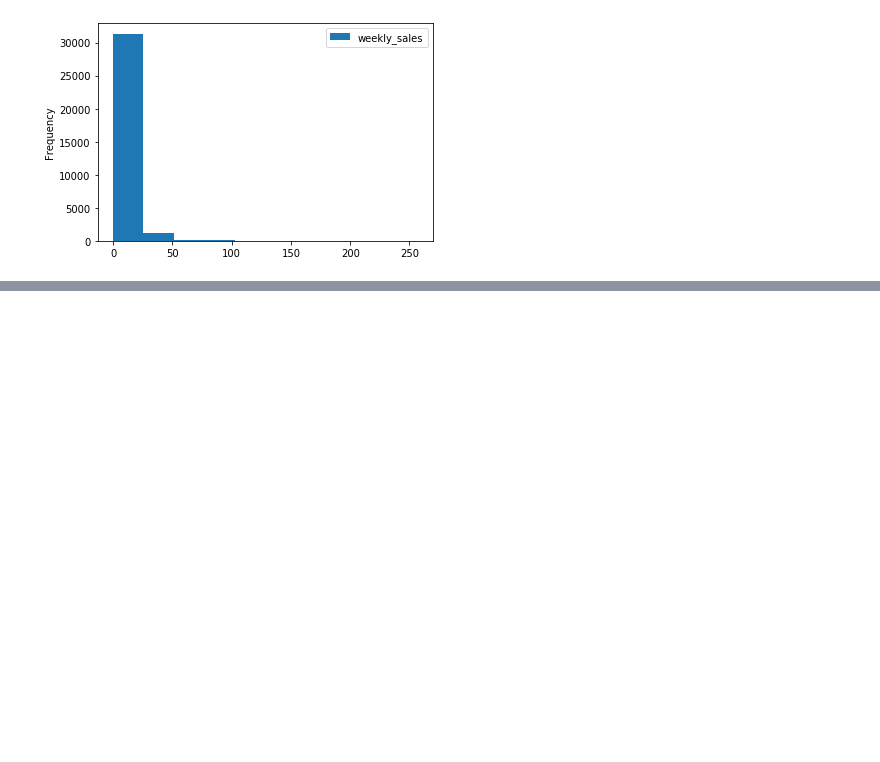
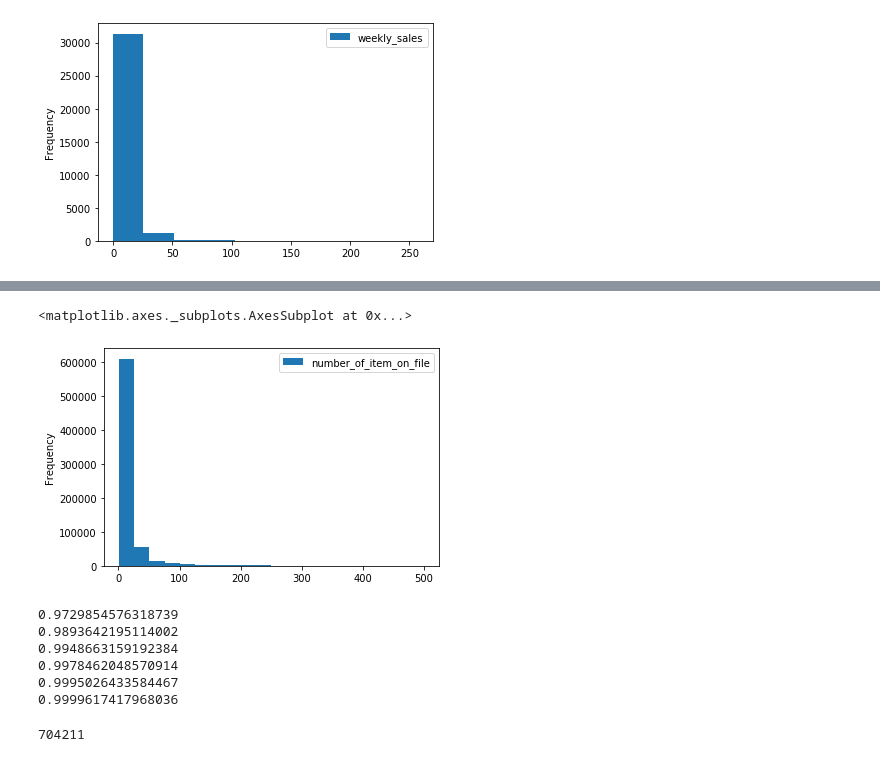
Before and after one commit to sivanand5693/Store-Items, a Jupyter notebook: EDA.ipynb, the cells around one changed output, grey strips where cells are left out. Cells and saved outputs as stored; diff of their text form; code cells hidden in the pictures; blank space fills up the shorter version.

```diff
--- a/EDA.ipynb
+++ b/EDA.ipynb
@@ -115,0 +204,25 @@ baking.plot(y='weekly_sales',kind='hist')
+# %%
+items_upd[items_upd['number_of_item_on_file']<500].plot(y='number_of_item_on_file',kind='hist',bins=20)
+# %% [output]
+<matplotlib.axes._subplots.AxesSubplot at 0x...>
+[figure, added]
+# %%
+print(items_upd[items_upd['number_of_item_on_file']<100].shape[0]/items_upd.shape[0])
+print(items_upd[items_upd['number_of_item_on_file']<200].shape[0]/items_upd.shape[0])
+print(items_upd[items_upd['number_of_item_on_file']<300].shape[0]/items_upd.shape[0])
+print(items_upd[items_upd['number_of_item_on_file']<500].shape[0]/items_upd.shape[0])
+print(items_upd[items_upd['number_of_item_on_file']<1000].shape[0]/items_upd.shape[0])
+print(items_upd[items_upd['number_of_item_on_file']<5000].shape[0]/items_upd.shape[0])
+# %% [output]
+0.9729854576318739
+0.9893642195114002
+0.9948663159192384
+0.9978462048570914
+0.9995026433584467
+0.9999617417968036
+# %%
+#without any context it is dangerous to remove, but 500 seems to be a conservative estimate
+items_upd = items_upd[items_upd['number_of_item_on_file']<500]
+print(items_upd.shape[0])
+# %% [output]
+704211
```
Also changed, not shown: parts of 25 cells of this notebook.
